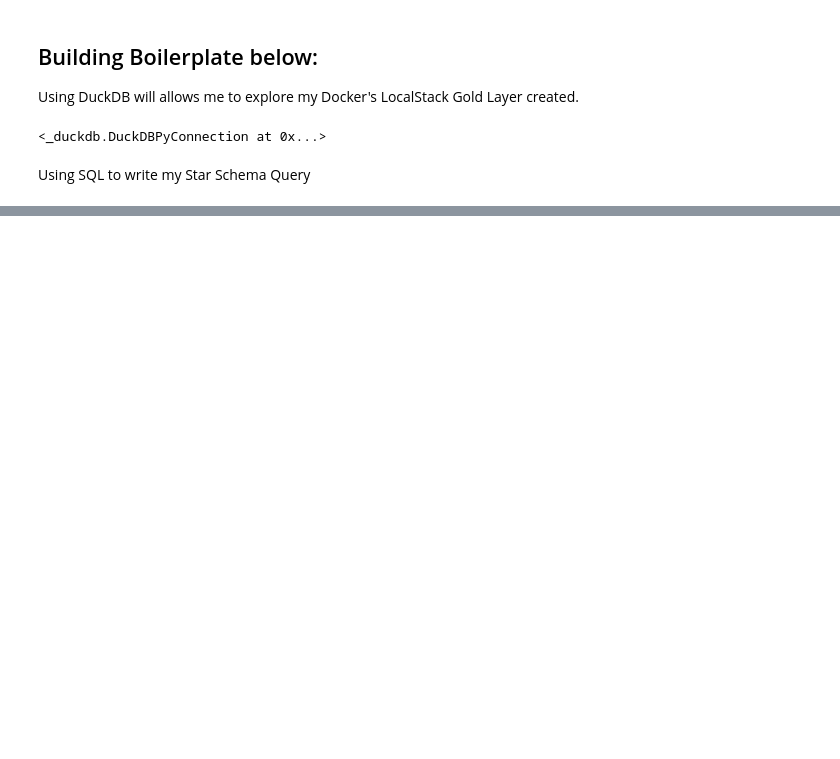
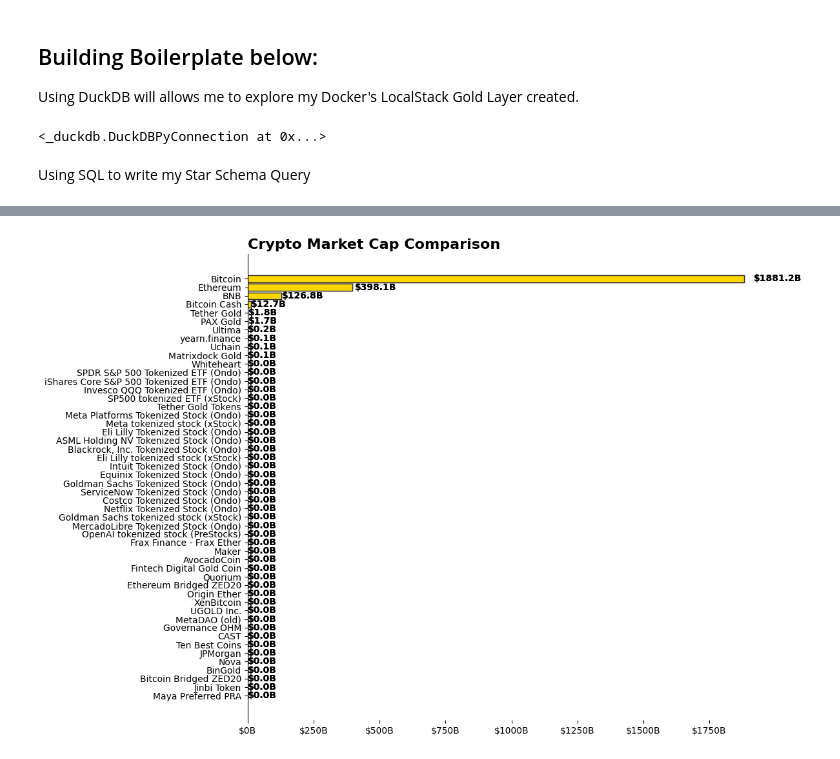
Before and after one commit to harrold-mussa/marketcap-crypto-analysis, a Jupyter notebook: src/analysis_layer/exploration.ipynb, the cells around one changed output, grey strips where cells are left out. Saved outputs shown, nothing was run; the diff lists cells and outputs as text; code cells hidden in the pictures; blank space fills up the shorter version.

```diff
--- a/src/analysis_layer/exploration.ipynb
+++ b/src/analysis_layer/exploration.ipynb
@@ -61,0 +104,30 @@ import matplotlib.patches as mpatches
+# %%
+import matplotlib.pyplot as plt
+import matplotlib.ticker as ticker
+
+%matplotlib inline
+
+def plot_top_coins(df):
+    plt.style.use('seaborn-v0_8-muted')
+    fig, ax = plt.subplots(figsize=(12, 8))
+    df = df.sort_values('market_cap', ascending=True)
+
+    bars = ax.barh(df['coin_name'], df['market_cap'], color='#FFD700', edgecolor='#333333')
+    ax.xaxis.set_major_formatter(ticker.FuncFormatter(lambda x, pos: f'${x*1e-9:.0f}B'))
+
+    for bar in bars:
+        width = bar.get_width()
+        ax.text(width + (width*0.02), bar.get_y() + bar.get_height()/2,
+                f'${width*1e-9:.1f}B', va='center', fontweight='bold')
+
+    ax.set_title('Crypto Market Cap Comparison', fontsize=16, fontweight='bold', loc='left')
+    ax.spines['top'].set_visible(False)
+    ax.spines['right'].set_visible(False)
+    ax.spines['bottom'].set_visible(False)
+
+    plt.tight_layout()
+    plt.show()
+
+plot_top_coins(df_results)
+# %% [output]
+[figure, added]
```
Also changed, not shown: parts of 3 cells of this notebook.
